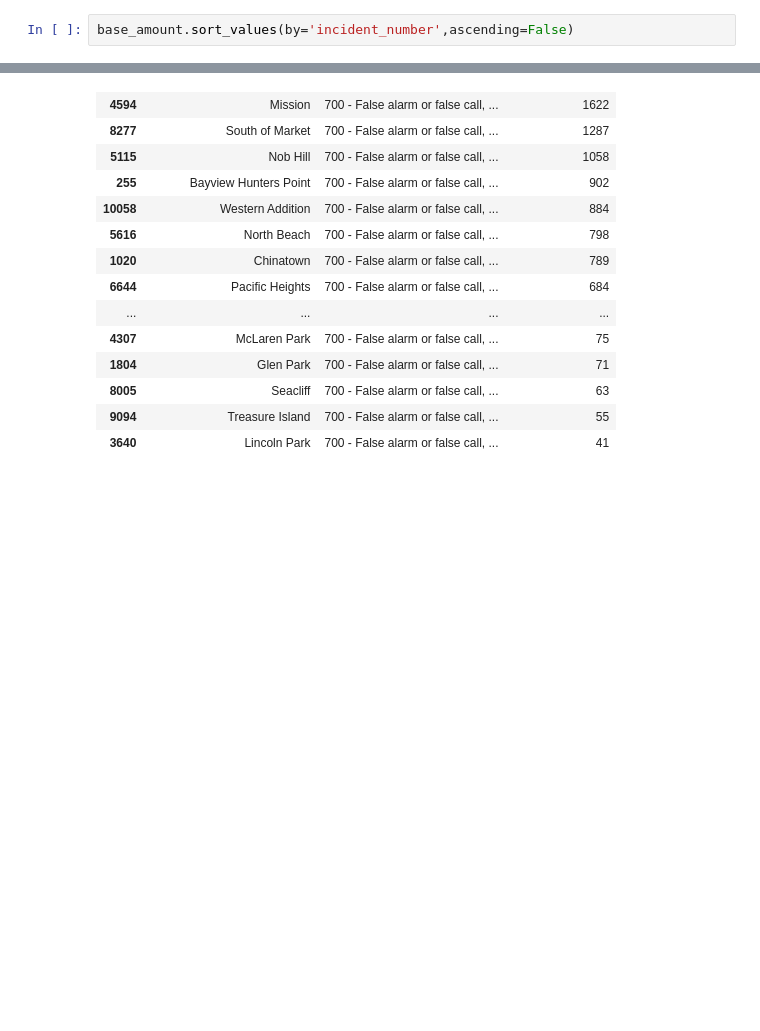
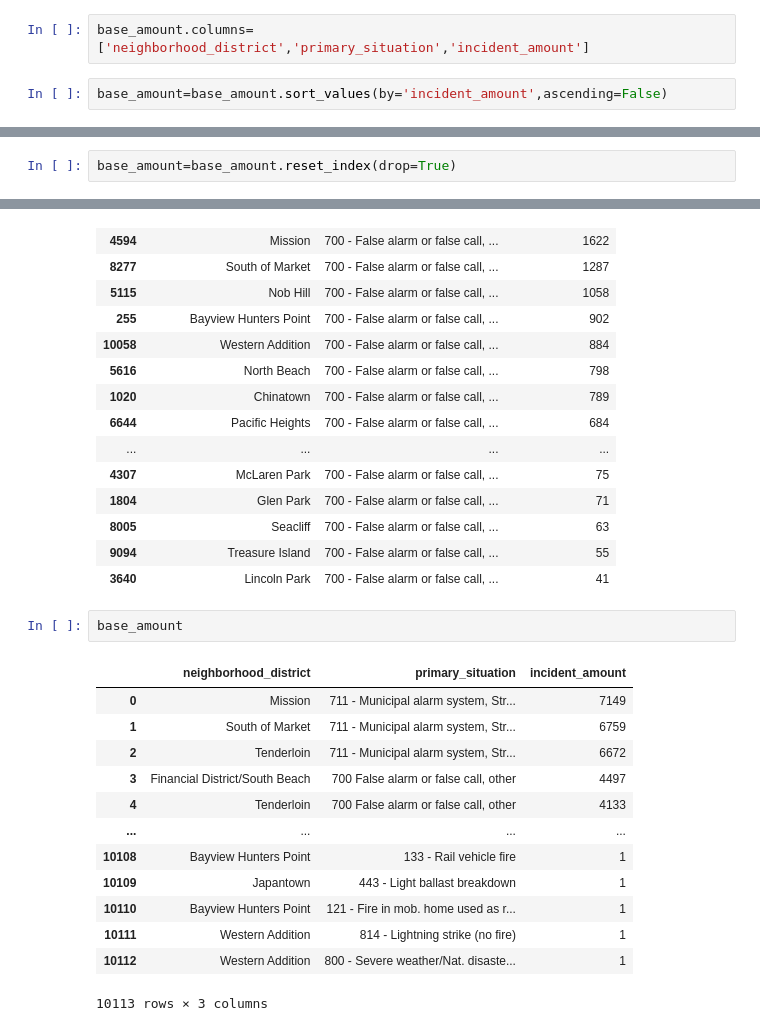
Before and after one commit to griffintighe/fire_ml, a Jupyter notebook: explore.ipynb, the cells around one changed output, grey strips where cells are left out. Cells and saved outputs as stored; diff of their text form; blank space fills up the shorter version.

Commit message:
updated groupby tables

```diff
--- a/explore.ipynb
+++ b/explore.ipynb
@@ -87,2 +89,4 @@ addresses=pd.Series(df_base[df_base['neighborhood_district']=='Marina']['address
+# %%
+base_amount.columns=['neighborhood_district','primary_situation','incident_amount']
 # %%
-base_amount.sort_values(by='incident_number',ascending=False)
+base_amount=base_amount.sort_values(by='incident_amount',ascending=False)
@@ -118,0 +95,2 @@ base_date.sort_values(by='incident_date',ascending=False)
+# %%
+base_amount=base_amount.reset_index(drop=True)
@@ -156,3 +136,19 @@ base_amount[base_amount['primary_situation']=='700 - False alarm or false call,
 | 8005 | Seacliff | 700 - False alarm or false call, ... | 63 |
 | 9094 | Treasure Island | 700 - False alarm or false call, ... | 55 |
 | 3640 | Lincoln Park | 700 - False alarm or false call, ... | 41 |
+# %%
+base_amount
+# %% [output]
+|  | neighborhood_district | primary_situation | incident_amount |
+| 0 | Mission | 711 - Municipal alarm system, Str... | 7149 |
+| 1 | South of Market | 711 - Municipal alarm system, Str... | 6759 |
+| 2 | Tenderloin | 711 - Municipal alarm system, Str... | 6672 |
+| 3 | Financial District/South Beach | 700 False alarm or false call, other | 4497 |
+| 4 | Tenderloin | 700 False alarm or false call, other | 4133 |
+| ... | ... | ... | ... |
+| 10108 | Bayview Hunters Point | 133 - Rail vehicle fire | 1 |
+| 10109 | Japantown | 443 - Light ballast breakdown | 1 |
+| 10110 | Bayview Hunters Point | 121 - Fire in mob. home used as r... | 1 |
+| 10111 | Western Addition | 814 - Lightning strike (no fire) | 1 |
+| 10112 | Western Addition | 800 - Severe weather/Nat. disaste... | 1 |
+10113 rows × 3 columns
```
Also changed, not shown: parts of 6 cells of this notebook, 1 other file.
